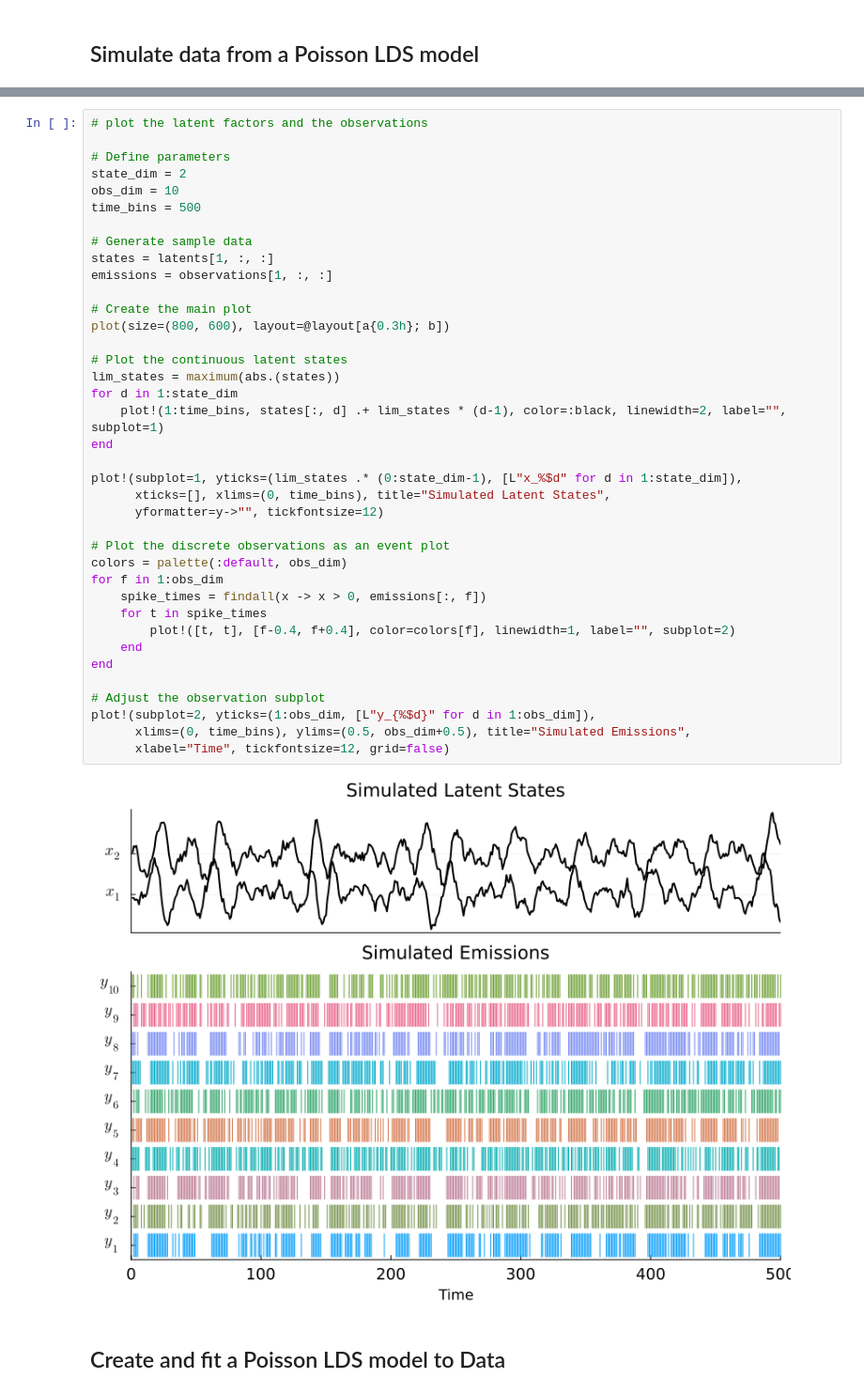
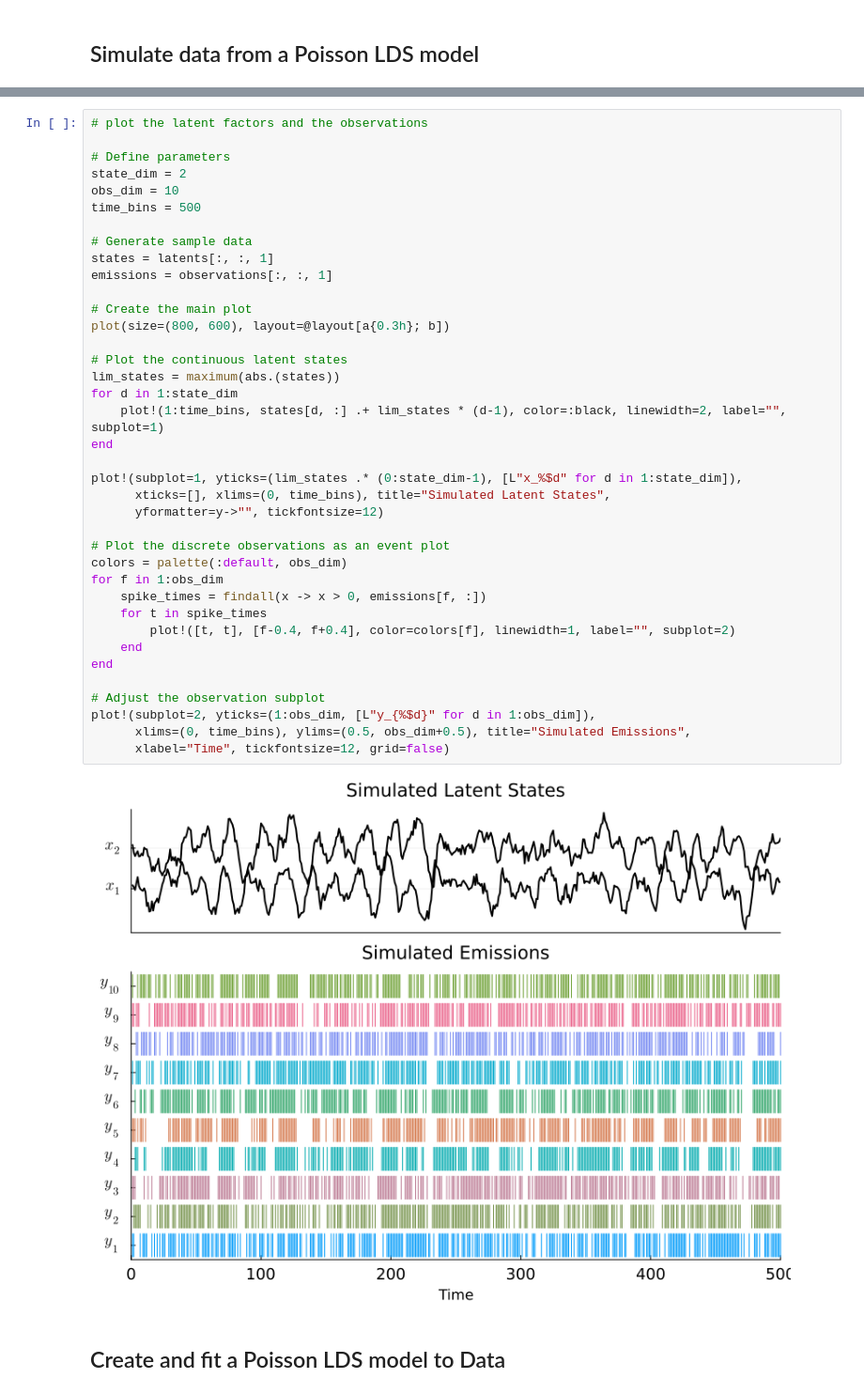
Before and after one commit to depasquale-lab/StateSpaceDynamics.jl, a Jupyter notebook: notebooks/PoissonLDS.ipynb, the cells around one changed output, grey strips where cells are left out. Shown at 94% size. Cells and saved outputs as stored; diff of their text form.

```diff
--- a/notebooks/PoissonLDS.ipynb
+++ b/notebooks/PoissonLDS.ipynb
@@ -84,38 +84,38 @@ state_dim = 2
 obs_dim = 10
 time_bins = 500
 
 # Generate sample data
-states = latents[1, :, :]
-emissions = observations[1, :, :]
+states = latents[:, :, 1]
+emissions = observations[:, :, 1]
 
 # Create the main plot
 plot(size=(800, 600), layout=@layout[a{0.3h}; b])
 
 # Plot the continuous latent states
 lim_states = maximum(abs.(states))
 for d in 1:state_dim
-    plot!(1:time_bins, states[:, d] .+ lim_states * (d-1), color=:black, linewidth=2, label="", subplot=1)
+    plot!(1:time_bins, states[d, :] .+ lim_states * (d-1), color=:black, linewidth=2, label="", subplot=1)
 end
 
 plot!(subplot=1, yticks=(lim_states .* (0:state_dim-1), [L"x_%$d" for d in 1:state_dim]),
       xticks=[], xlims=(0, time_bins), title="Simulated Latent States",
       yformatter=y->"", tickfontsize=12)
 
 # Plot the discrete observations as an event plot
 colors = palette(:default, obs_dim)
 for f in 1:obs_dim
-    spike_times = findall(x -> x > 0, emissions[:, f])
+    spike_times = findall(x -> x > 0, emissions[f, :])
     for t in spike_times
         plot!([t, t], [f-0.4, f+0.4], color=colors[f], linewidth=1, label="", subplot=2)
     end
 end
 
 # Adjust the observation subplot
 plot!(subplot=2, yticks=(1:obs_dim, [L"y_{%$d}" for d in 1:obs_dim]),
       xlims=(0, time_bins), ylims=(0.5, obs_dim+0.5), title="Simulated Emissions",
       xlabel="Time", tickfontsize=12, grid=false)
 # %% [output]
-[figure, old version]
+[figure, new version]
 # %% [markdown]
 ## Create and fit a Poisson LDS model to Data
 # %%
```
Also changed, not shown: parts of 7 cells of this notebook, 7 other files.
